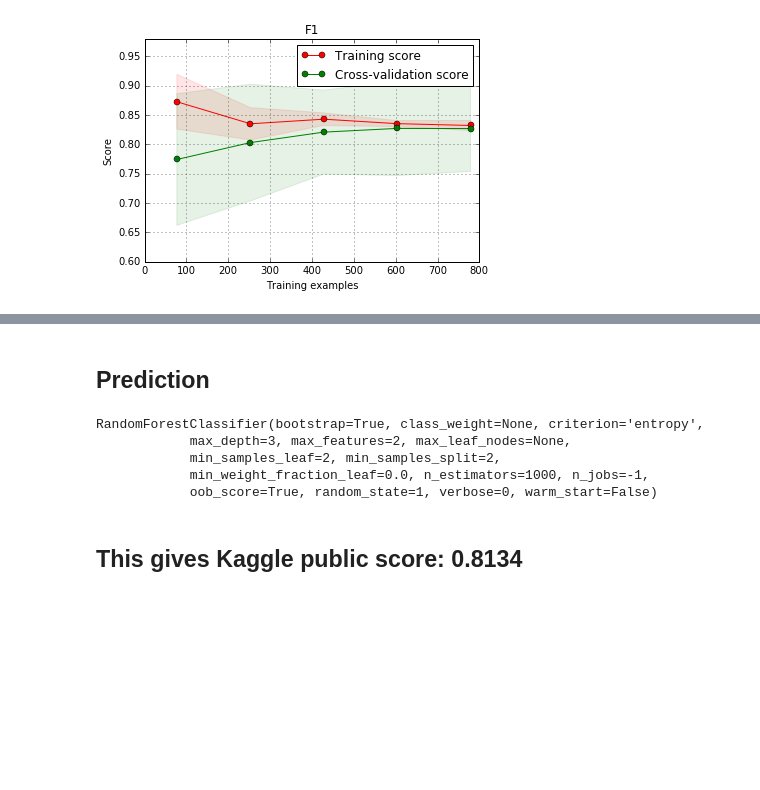
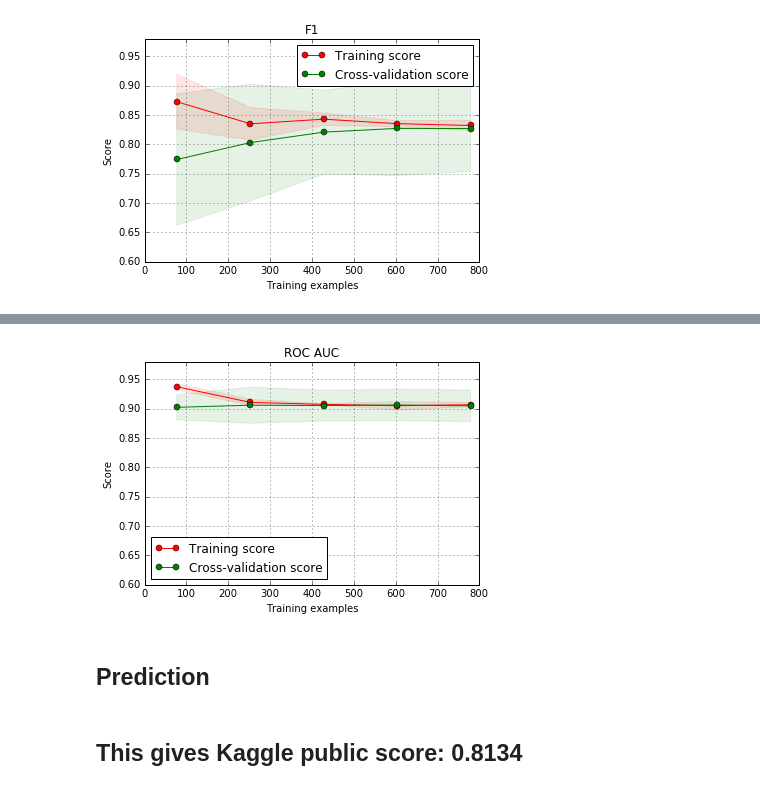
Before and after one commit to liufuyang/titanic, a Jupyter notebook: Demo2.ipynb, the cells around one changed output, grey strips where cells are left out. Saved outputs shown, nothing was run; the diff lists cells and outputs as text; code cells hidden in the pictures; blank space fills up the shorter version.

```diff
--- a/Demo2.ipynb
+++ b/Demo2.ipynb
@@ -134,3 +139,7 @@ plot_learning_curve(clf, 'F1', X, y, ylim=(0.6, 0.98), cv=8,
 # %% [output]
 <module 'matplotlib.pyplot' from '/Users/fuyangliu/anaconda/lib/python2.7/site-packages/matplotlib/pyplot.pyc'>
 [figure]
+# %%
+plot_learning_curve(clf, 'ROC AUC', X, y, ylim=(0.6, 0.98), cv=8,
+                        n_jobs=-1, train_sizes=np.linspace(.1, 1.0, 5), scoring='roc_auc')
+# %% [output]
@@ -137,3 +147,4 @@ plot_learning_curve(clf, 'F1', X, y, ylim=(0.6, 0.98), cv=8,
+[figure, added]
 # %% [markdown]
 ## Prediction
 # %%
@@ -149,12 +160,6 @@ clf = RandomForestClassifier(n_estimators=1000,
                                        #class_weight={0:0.2, 1:0.8},
                                        n_jobs=-1)
 clf.fit(X, y)
-# %% [output]
-RandomForestClassifier(bootstrap=True, class_weight=None, criterion='entropy',
-            max_depth=3, max_features=2, max_leaf_nodes=None,
-            min_samples_leaf=2, min_samples_split=2,
-            min_weight_fraction_leaf=0.0, n_estimators=1000, n_jobs=-1,
-            oob_score=True, random_state=1, verbose=0, warm_start=False)
 # %%
 Kaggle_test['Survived'] = clf.predict(df_test[feature])
 # %%
```
Also changed, not shown: parts of 3 cells of this notebook, 6 other files.
